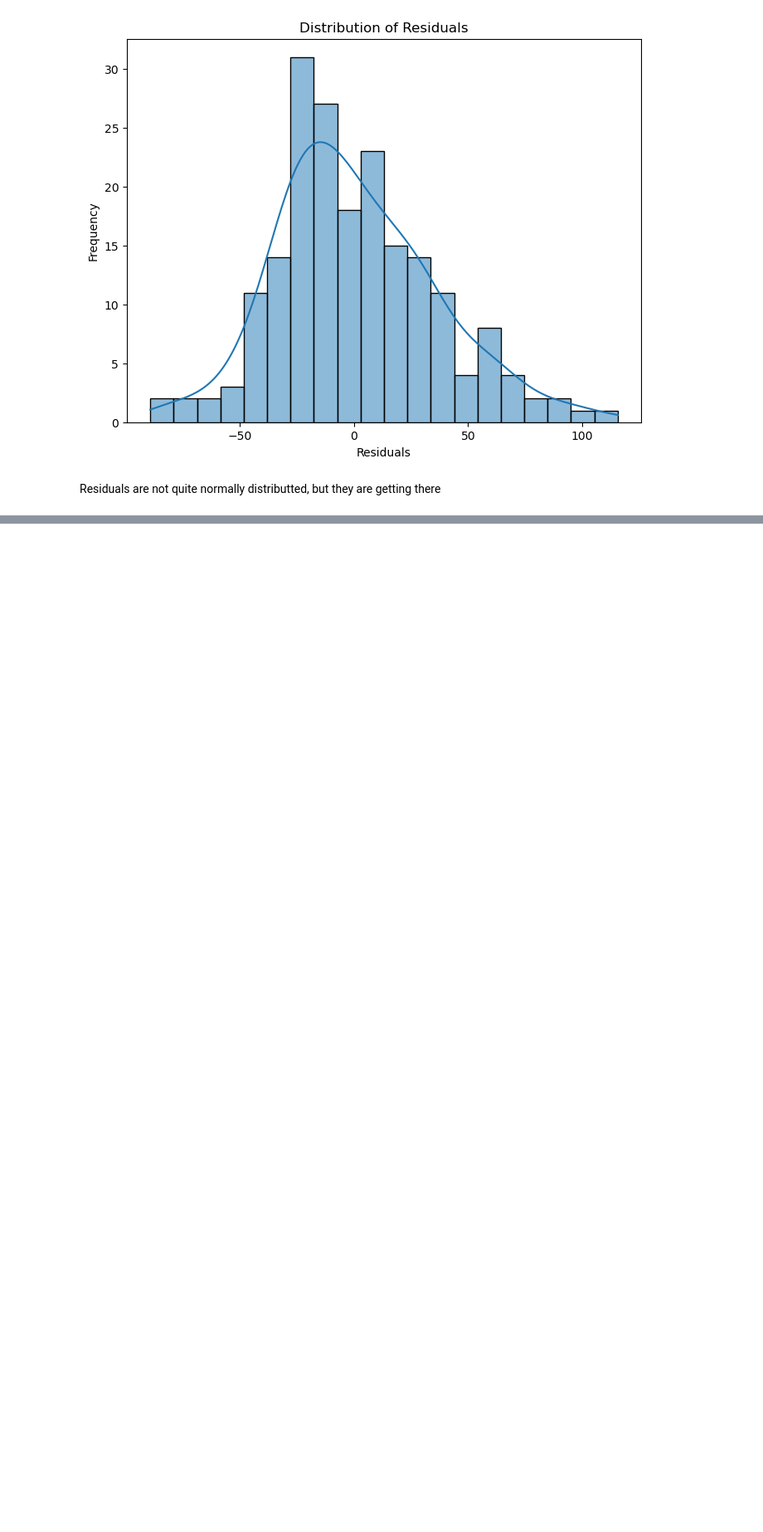
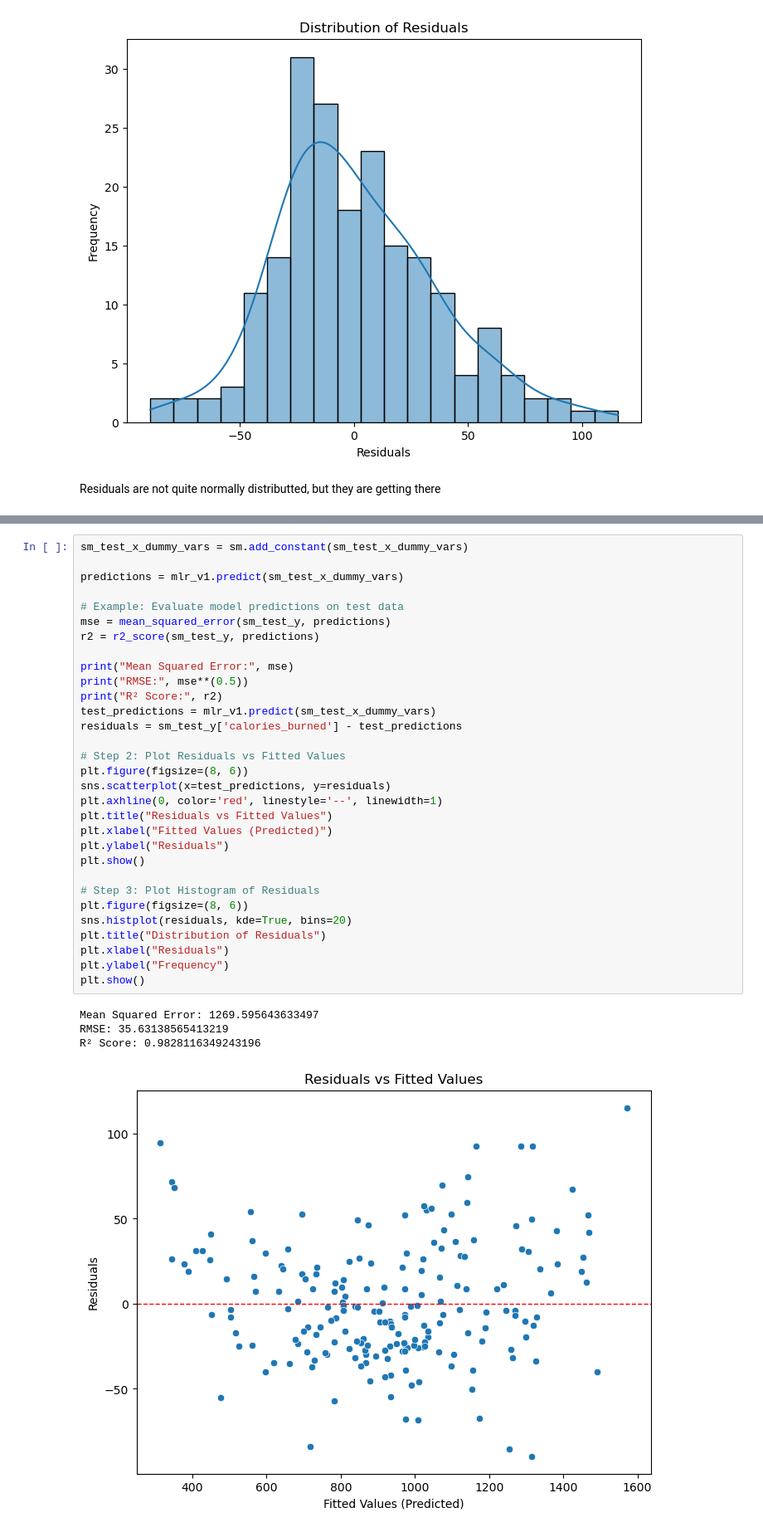
Before and after one commit to p-hinson/gym_data_analysis, a Jupyter notebook: workouts_analysis.ipynb, the cells around one changed output, grey strips where cells are left out. Shown at 83% size. Cells and saved outputs as stored; diff of their text form; blank space fills up the shorter version.

```diff
--- a/workouts_analysis.ipynb
+++ b/workouts_analysis.ipynb
@@ -390,0 +449,36 @@ sm_test_y = test_data_full[['calories_burned']]
+# %%
+sm_test_x_dummy_vars = sm.add_constant(sm_test_x_dummy_vars)
+
+predictions = mlr_v1.predict(sm_test_x_dummy_vars)
+
+# Example: Evaluate model predictions on test data
+mse = mean_squared_error(sm_test_y, predictions)
+r2 = r2_score(sm_test_y, predictions)
+
+print("Mean Squared Error:", mse)
+print("RMSE:", mse**(0.5))
+print("R² Score:", r2)
+test_predictions = mlr_v1.predict(sm_test_x_dummy_vars)
+residuals = sm_test_y['calories_burned'] - test_predictions
+
+# Step 2: Plot Residuals vs Fitted Values
+plt.figure(figsize=(8, 6))
+sns.scatterplot(x=test_predictions, y=residuals)
+plt.axhline(0, color='red', linestyle='--', linewidth=1)
+plt.title("Residuals vs Fitted Values")
+plt.xlabel("Fitted Values (Predicted)")
+plt.ylabel("Residuals")
+plt.show()
+
+# Step 3: Plot Histogram of Residuals
+plt.figure(figsize=(8, 6))
+sns.histplot(residuals, kde=True, bins=20)
+plt.title("Distribution of Residuals")
+plt.xlabel("Residuals")
+plt.ylabel("Frequency")
+plt.show()
+# %% [output]
+Mean Squared Error: 1269.595643633497
+RMSE: 35.63138565413219
+R² Score: 0.9828116349243196
+[figure, added]
```
Also changed, not shown: parts of 7 cells of this notebook.
